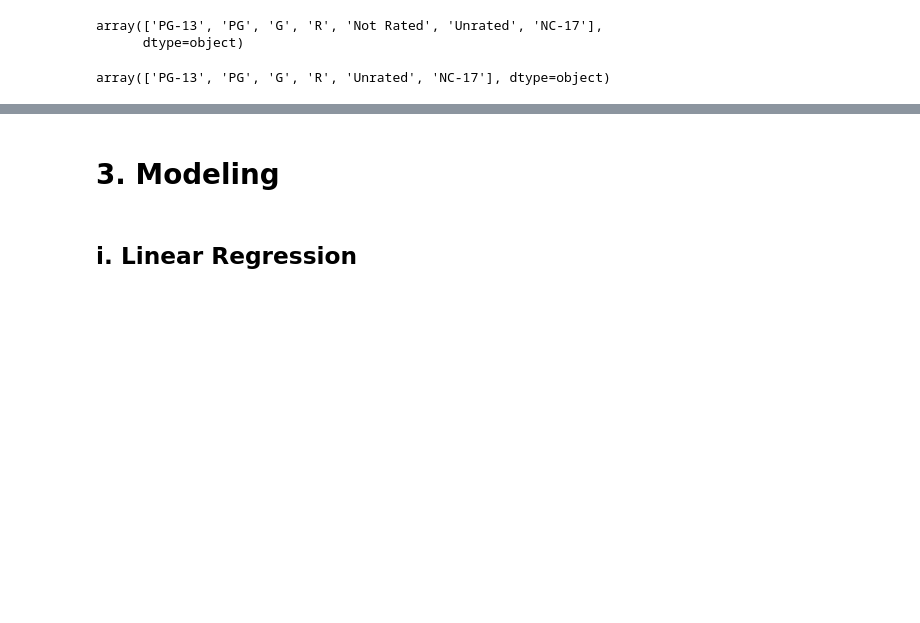
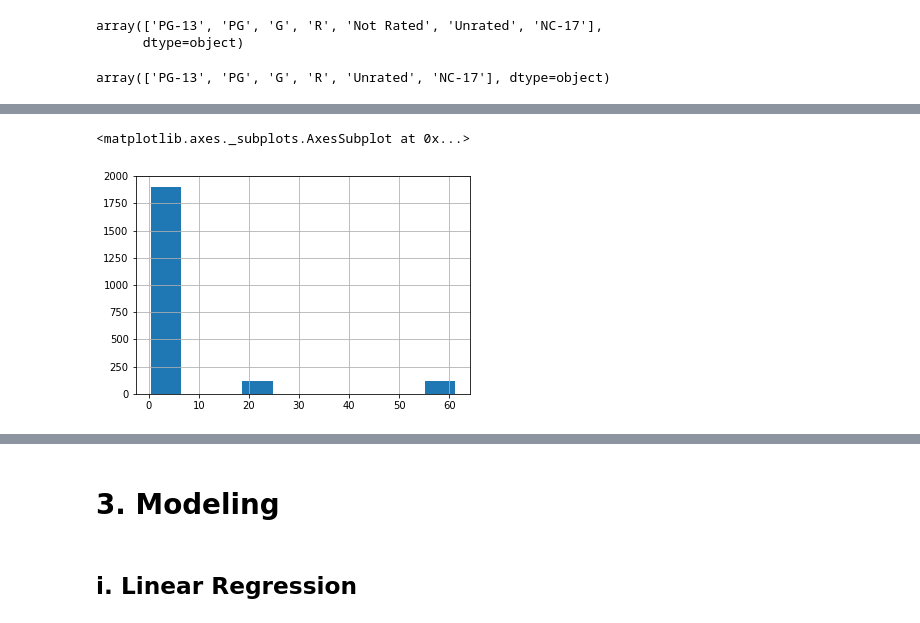
Before and after one commit to wolframbler/dsClass, a Jupyter notebook: Featurization_github path.ipynb, the cells around one changed output, grey strips where cells are left out. Saved outputs shown, nothing was run; the diff lists cells and outputs as text; code cells hidden in the pictures; blank space fills up the shorter version.

```diff
--- a/Featurization_github path.ipynb
+++ b/Featurization_github path.ipynb
@@ -275,3 +290,8 @@ movie_df.head()
+# %%
+movie_df['avgYr_roi'].hist()
+# %% [output]
+<matplotlib.axes._subplots.AxesSubplot at 0x...>
+[figure, added]
 # %%
 from sklearn.preprocessing import MinMaxScaler
 
```
Also changed, not shown: parts of 12 cells of this notebook, 1 other file.
